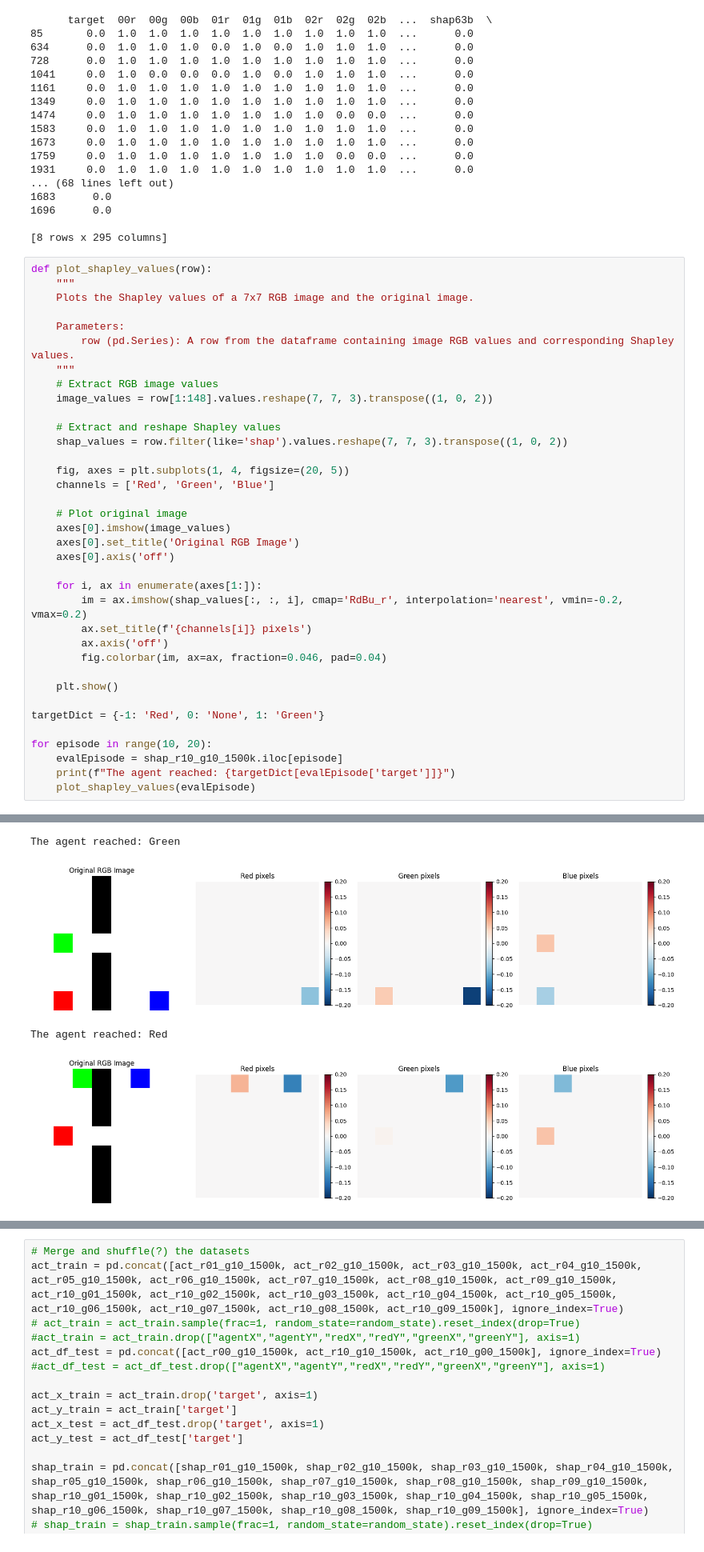
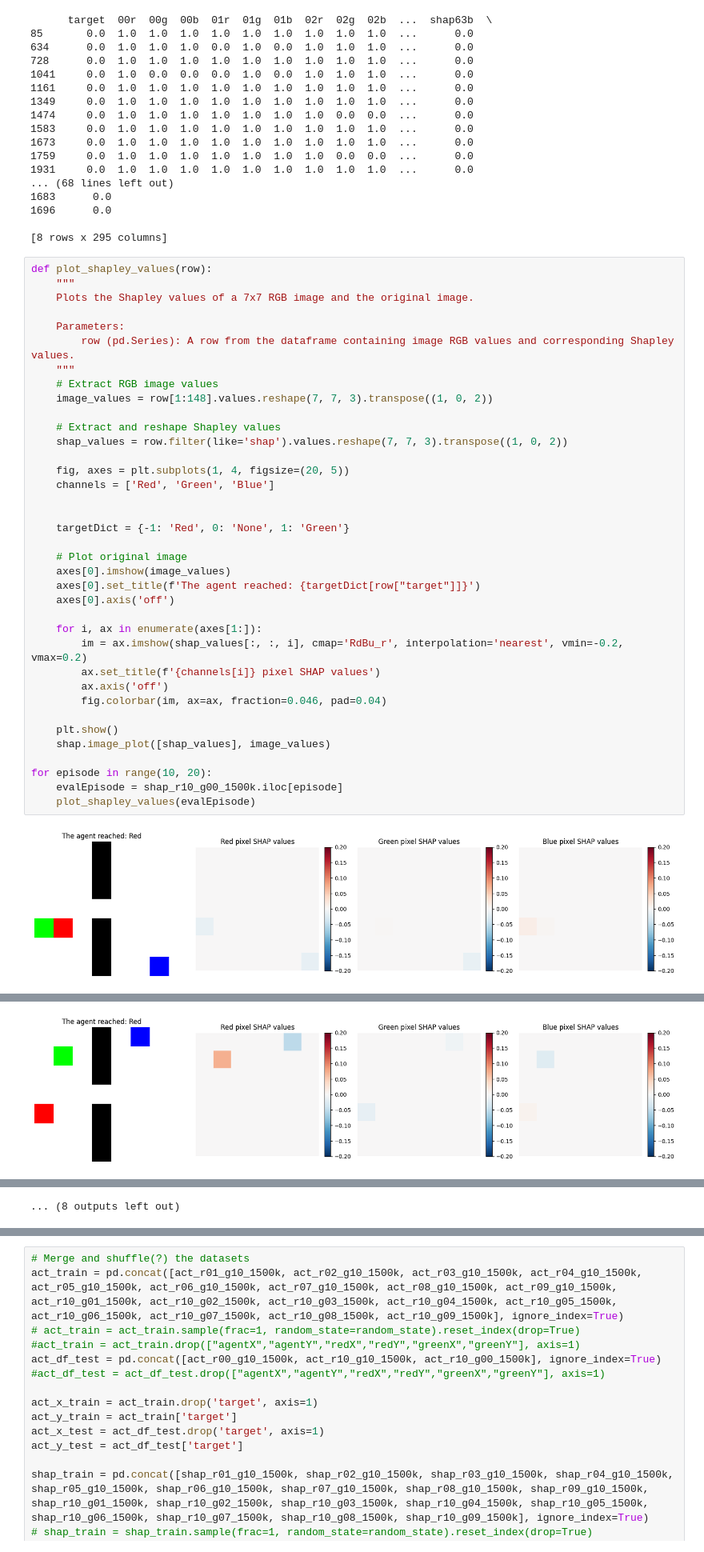
Before and after one commit to gunhamn/public, a Jupyter notebook: XAI_Master/Evaluate_datapoints.ipynb, the cells around one changed output, grey strips where cells are left out. Shown at 80% size. Cells and saved outputs as stored; diff of their text form.

Commit message:
Extended plot

```diff
--- a/XAI_Master/Evaluate_datapoints.ipynb
+++ b/XAI_Master/Evaluate_datapoints.ipynb
@@ -129,36 +129,38 @@ print(shap_r10_g00_1500k[shap_r10_g00_1500k['target'] == 0])
 def plot_shapley_values(row):
     """
     Plots the Shapley values of a 7x7 RGB image and the original image.
 
     Parameters:
         row (pd.Series): A row from the dataframe containing image RGB values and corresponding Shapley values.
     """
     # Extract RGB image values
     image_values = row[1:148].values.reshape(7, 7, 3).transpose((1, 0, 2))
 
     # Extract and reshape Shapley values
     shap_values = row.filter(like='shap').values.reshape(7, 7, 3).transpose((1, 0, 2))
 
     fig, axes = plt.subplots(1, 4, figsize=(20, 5))
     channels = ['Red', 'Green', 'Blue']
 
+
+    targetDict = {-1: 'Red', 0: 'None', 1: 'Green'}
+
     # Plot original image
     axes[0].imshow(image_values)
-    axes[0].set_title('Original RGB Image')
+    axes[0].set_title(f'The agent reached: {targetDict[row["target"]]}')
     axes[0].axis('off')
 
     for i, ax in enumerate(axes[1:]):
         im = ax.imshow(shap_values[:, :, i], cmap='RdBu_r', interpolation='nearest', vmin=-0.2, vmax=0.2)
-        ax.set_title(f'{channels[i]} pixels')
+        ax.set_title(f'{channels[i]} pixel SHAP values')
         ax.axis('off')
         fig.colorbar(im, ax=ax, fraction=0.046, pad=0.04)
 
     plt.show()
-
-targetDict = {-1: 'Red', 0: 'None', 1: 'Green'}
+    shap.image_plot([shap_values], image_values)
 
 for episode in range(10, 20):
-    evalEpisode = shap_r10_g10_1500k.iloc[episode]
-    print(f"The agent reached: {targetDict[evalEpisode['target']]}")
+    evalEpisode = shap_r10_g00_1500k.iloc[episode]
     plot_shapley_values(evalEpisode)
 # %% [output]
+[figure, new version]
@@ -164,0 +168 @@ for episode in range(10, 20):
+[figure, new version]
@@ -165,4 +178 @@ for episode in range(10, 20):
-The agent reached: Green
+... (8 outputs left out)
-[figure, old version]
-The agent reached: Red
-[figure, old version]
```
Also changed, not shown: parts of 1 cell of this notebook.
